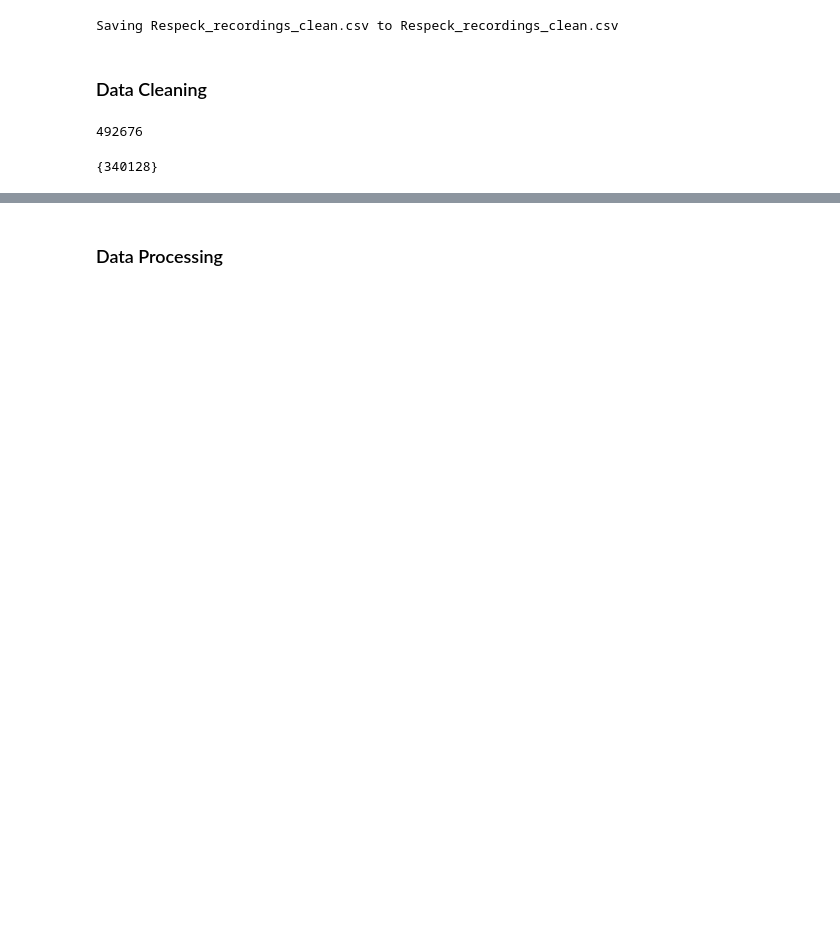
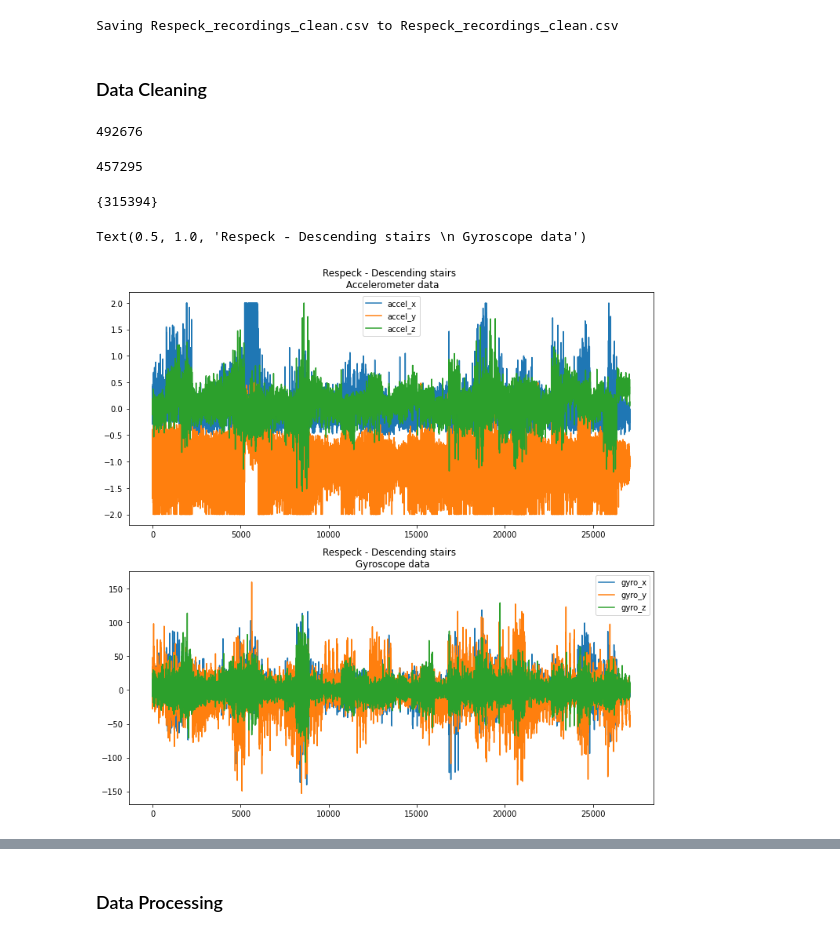
Before and after one commit to eerkaijun/wearable-sensor, a Jupyter notebook: train/WearableSensor.ipynb, the cells around one changed output, grey strips where cells are left out. Drawn from its saved outputs; the diff is of its cells as text; code cells hidden in the pictures; blank space fills up the shorter version.

Commit message:
After data cleaning

```diff
--- a/train/WearableSensor.ipynb
+++ b/train/WearableSensor.ipynb
@@ -36,6 +36,14 @@ base_df = pd.read_csv('Respeck_recordings_clean.csv')
 len(base_df)
 # %% [output]
 492676
+# %%
+# Let's remove the general movement recordings
+base_df = base_df[base_df['activity_type'] != 'Movement']
+len(base_df)
+# %% [output]
+457295
+# %%
+base_df.reset_index(inplace=True)
 # %%
 columns_of_interest = ['accel_x', 'accel_y', 'accel_z', 'gyro_x', 'gyro_y', 'gyro_z']
 # %%
@@ -47,7 +55,49 @@ for i in range(len(base_df)):
 # %%
 nan_indices
 # %% [output]
-{340128}
+{315394}
 # %%
 base_df.drop(list(nan_indices), inplace=True)
+# %%
+# cleaning data
+df_respeck = base_df[(base_df['activity_type']=='Standing') & (base_df['accel_y'] < -0.5)]
+df_respeck = pd.concat([df_respeck, base_df[(base_df['activity_type']=='Walking at normal speed') & (base_df['accel_y'] < 0.5)]])
+df_respeck = pd.concat([df_respeck, base_df[(base_df['activity_type']=='Climbing stairs') & (base_df['accel_y'] < 0)]])
+df_respeck = pd.concat([df_respeck, base_df[(base_df['activity_type']=='Desk work') & (base_df['accel_y'] < -0.5)]])
+df_respeck = pd.concat([df_respeck, base_df[(base_df['activity_type']=='Sitting') & (base_df['accel_y'] < -0.5)]])
+df_respeck = pd.concat([df_respeck, base_df[(base_df['activity_type']=='Sitting bent forward') & (base_df['accel_y'] < -0.25)]])
+df_respeck = pd.concat([df_respeck, base_df[(base_df['activity_type']=='Sitting bent backward') & (base_df['accel_y'] < 0)]])
+df_respeck = pd.concat([df_respeck, base_df[(base_df['activity_type']=='Lying down on back')]])
+df_respeck = pd.concat([df_respeck, base_df[(base_df['activity_type']=='Lying down on stomach')]])
+df_respeck = pd.concat([df_respeck, base_df[(base_df['activity_type']=='Lying down left')]])
+df_respeck = pd.concat([df_respeck, base_df[(base_df['activity_type']=='Lying down right')]])
+df_respeck = pd.concat([df_respeck, base_df[(base_df['activity_type']=='Falling on the left')]])
+df_respeck = pd.concat([df_respeck, base_df[(base_df['activity_type']=='Falling on the right')]])
+df_respeck = pd.concat([df_respeck, base_df[(base_df['activity_type']=='Falling on knees')]])
+df_respeck = pd.concat([df_respeck, base_df[(base_df['activity_type']=='Falling on the back')]])
+df_respeck = pd.concat([df_respeck, base_df[(base_df['activity_type']=='Running')]])
+base_df = pd.concat([df_respeck, base_df[(base_df['activity_type']=='Descending stairs') & (base_df['accel_x'] > -0.5) & (base_df['accel_y'] < 0.5)]])
+base_df.reset_index(inplace=True)
+# %%
+df_respeck = base_df[base_df.activity_type == 'Descending stairs'].reset_index(drop=True)
+
+fig, ax = plt.subplots(2, 1, figsize=(12, 12))
+
+# plot respeck
+ax[0].plot(df_respeck['accel_x'], label="accel_x")
+ax[0].plot(df_respeck['accel_y'], label="accel_y")
+ax[0].plot(df_respeck['accel_z'], label="accel_z")
+ax[0].legend()
+
+ax[0].set_title(f"{df_respeck['sensor_type'].values[0]} - {df_respeck['activity_type'].values[0]} \n Accelerometer data")
+
+ax[1].plot(df_respeck['gyro_x'], label="gyro_x")
+ax[1].plot(df_respeck['gyro_y'], label="gyro_y")
+ax[1].plot(df_respeck['gyro_z'], label="gyro_z")
+ax[1].legend()
+
+ax[1].set_title(f"{df_respeck['sensor_type'].values[0]} - {df_respeck['activity_type'].values[0]} \n Gyroscope data")
+# %% [output]
+Text(0.5, 1.0, 'Respeck - Descending stairs \n Gyroscope data')
+[figure, added]
 # %%
```
Also changed, not shown: parts of 19 cells of this notebook.
